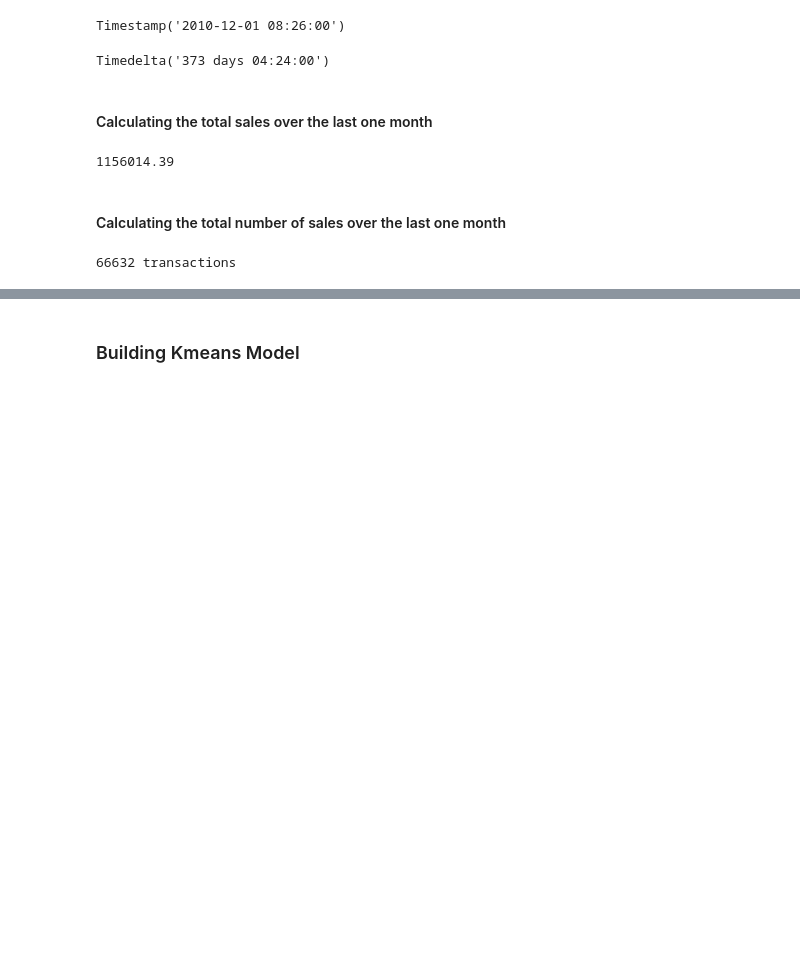
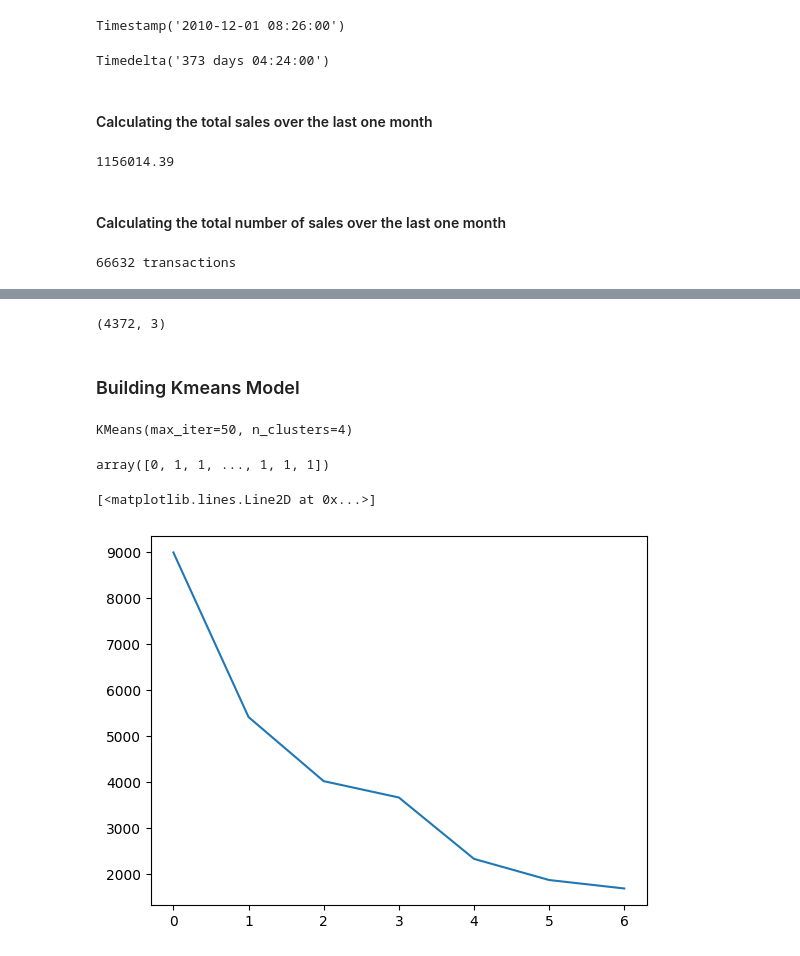
Before and after one commit to Jmucheke/Retail-EDA-kmeans, a Jupyter notebook: kmeans-retail.ipynb, the cells around one changed output, grey strips where cells are left out. Saved outputs shown, nothing was run; the diff lists cells and outputs as text; code cells hidden in the pictures; blank space fills up the shorter version.

Commit message:
Worked on kmeans

```diff
--- a/kmeans-retail.ipynb
+++ b/kmeans-retail.ipynb
@@ -253,0 +301,4 @@ print(f"{total_sales_number_last_month} transactions")
+# %%
+# Extract number of days only
+rfm_p['Diff'] = rfm_p['Diff'].dt.days
+rfm_p.head()
@@ -253,0 +312,6 @@ print(f"{total_sales_number_last_month} transactions")
+# %%
+# Merge tha dataframes to get the final RFM dataframe
+
+new_df = pd.merge(rfm, rfm_p, on='CustomerID', how='inner')
+new_df.columns = ['CustomerID', 'Amount', 'Frequency', 'Recency']
+new_df.head()
@@ -254,2 +334,26 @@ print(f"{total_sales_number_last_month} transactions")
+# %%
+# Rescaling the attributes
+
+features = new_df[['Amount', 'Frequency', 'Recency']]
+
+# Instantiate
+scaler = StandardScaler()
+
+# fit_transform
+scaled_features = scaler.fit_transform(features)
+scaled_features.shape
+# %% [output]
+(4372, 3)
 # %% [markdown]
 ### Building Kmeans Model
+# %%
+# k-means with some arbitrary k
+
+kmeans = KMeans(n_clusters=4, max_iter=50)
+kmeans.fit(scaled_features)
+# %% [output]
+KMeans(max_iter=50, n_clusters=4)
+# %%
+kmeans.labels_
+# %% [output]
+array([0, 1, 1, ..., 1, 1, 1])
@@ -255,0 +362,15 @@ print(f"{total_sales_number_last_month} transactions")
+# %%
+
+fits = []
+range_n_clusters = [2, 3, 4, 5, 6, 7, 8]
+for num_clusters in range_n_clusters:
+    kmeans = KMeans(n_clusters=num_clusters, max_iter=50)
+    kmeans.fit(scaled_features)
+
+    fits.append(kmeans.inertia_)
+
+# plot the SSDs for each n_clusters
+plt.plot(fits)
+# %% [output]
+[<matplotlib.lines.Line2D at 0x...>]
+[figure, added]
```
Also changed, not shown: parts of 8 cells of this notebook.
